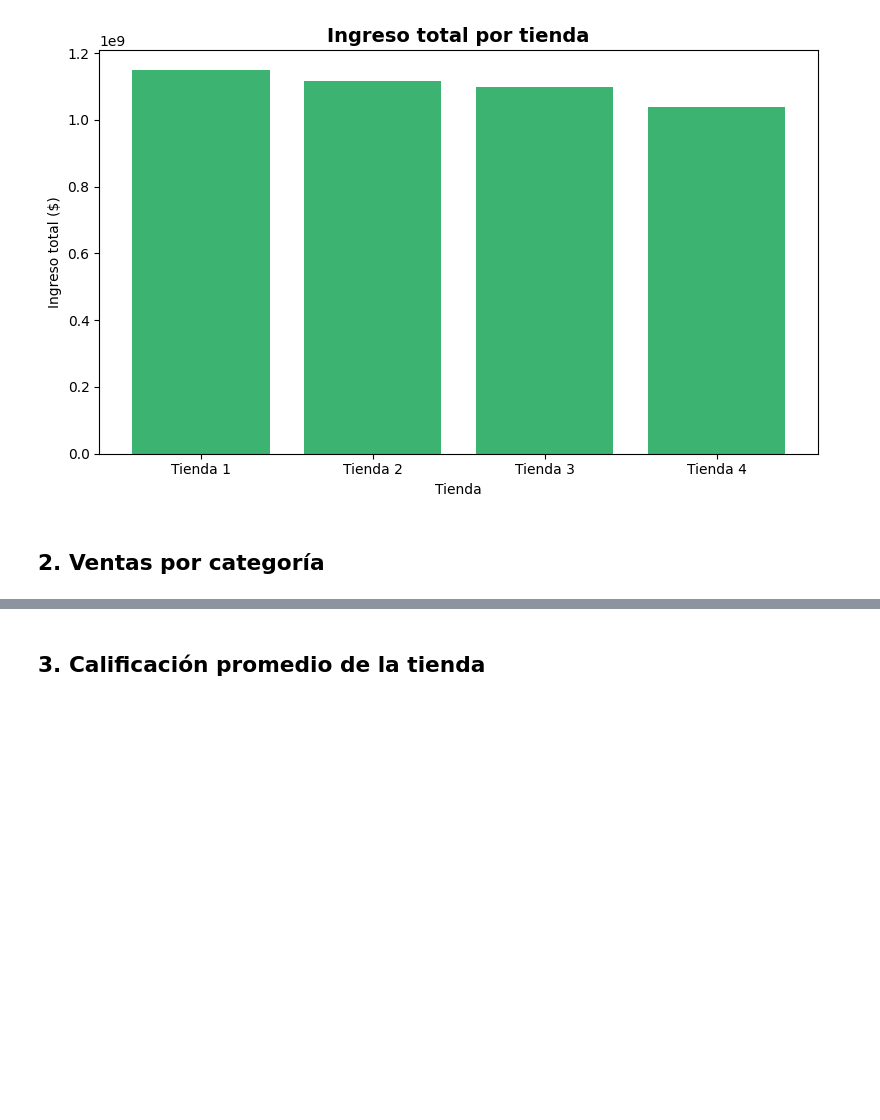
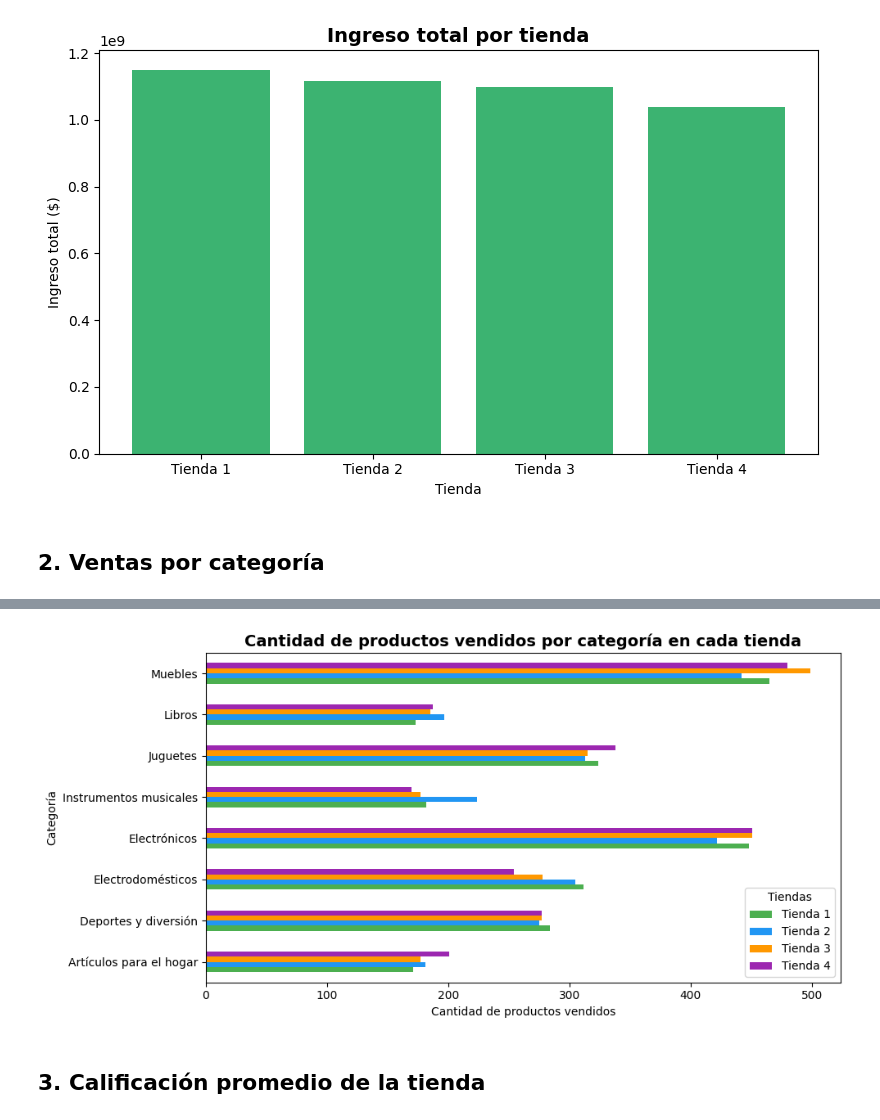
Before and after one commit to Crnari/Alura-Store, a Jupyter notebook: notebooks/AluraStoreLatam.ipynb, the cells around one changed output, grey strips where cells are left out. Saved outputs shown, nothing was run; the diff lists cells and outputs as text; code cells hidden in the pictures; blank space fills up the shorter version.

```diff
--- a/notebooks/AluraStoreLatam.ipynb
+++ b/notebooks/AluraStoreLatam.ipynb
@@ -102,0 +116,9 @@ plt.show()
+# %%
+df_categorias = pd.DataFrame({
+    'Tienda 1': cat_t1,
+    'Tienda 2': cat_t2,
+    'Tienda 3': cat_t3,
+    'Tienda 4': cat_t4
+}).fillna(0).astype(int)
+
+df_categorias
@@ -103,2 +159,19 @@ plt.show()
+# %%
+colores = ['#4CAF50', '#2196F3', '#FF9800', '#9C27B0']
+
+df_categorias.plot(
+    kind='barh',
+    figsize=(10,5),
+    color=colores
+)
+
+plt.title('Cantidad de productos vendidos por categoría en cada tienda', fontsize=14, fontweight='bold')
+plt.xlabel('Cantidad de productos vendidos')
+plt.ylabel('Categoría')
+plt.legend(title='Tiendas', loc='best')
+plt.tight_layout()
+plt.show()
+# %% [output]
+[figure, added]
 # %% [markdown]
 ## 3. Calificación promedio de la tienda
```
Also changed, not shown: parts of 27 cells of this notebook.
